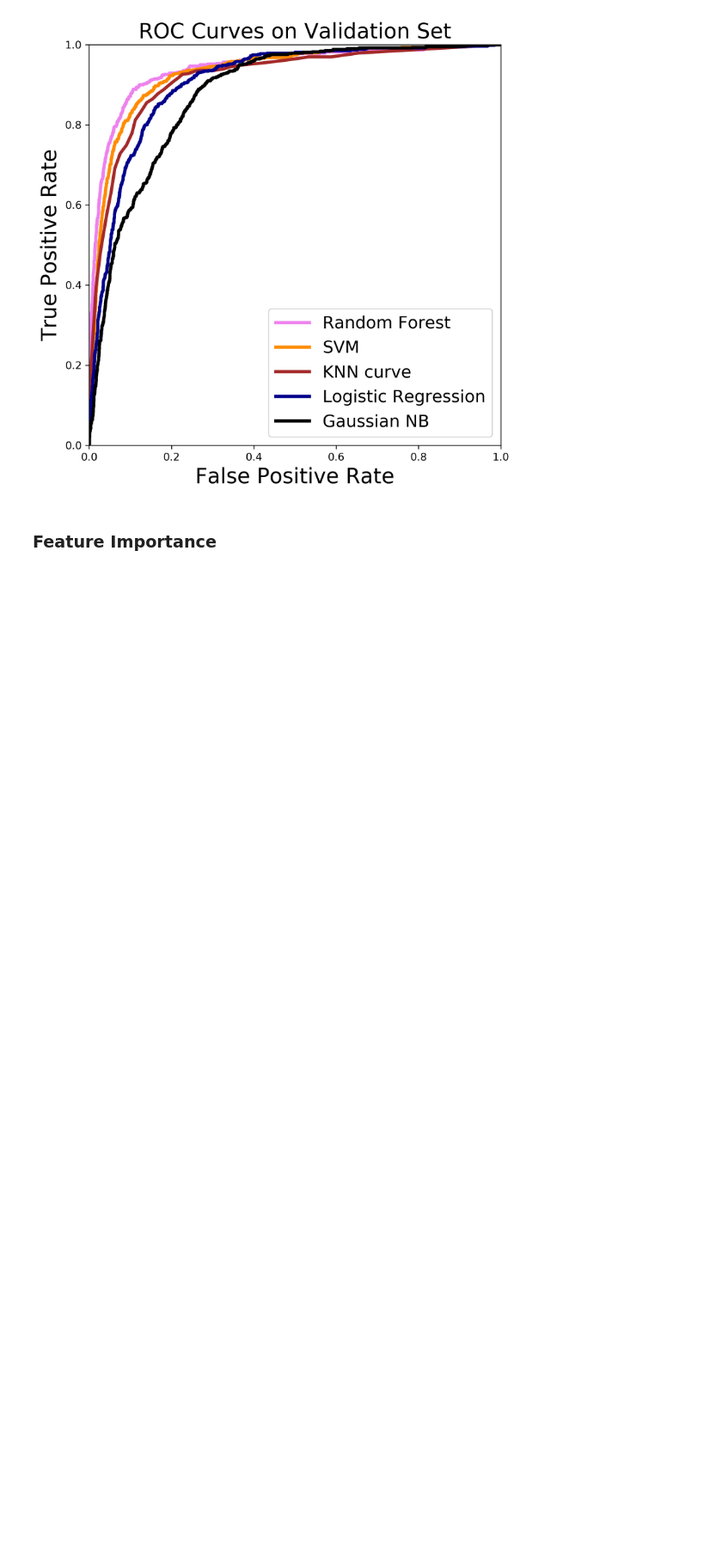
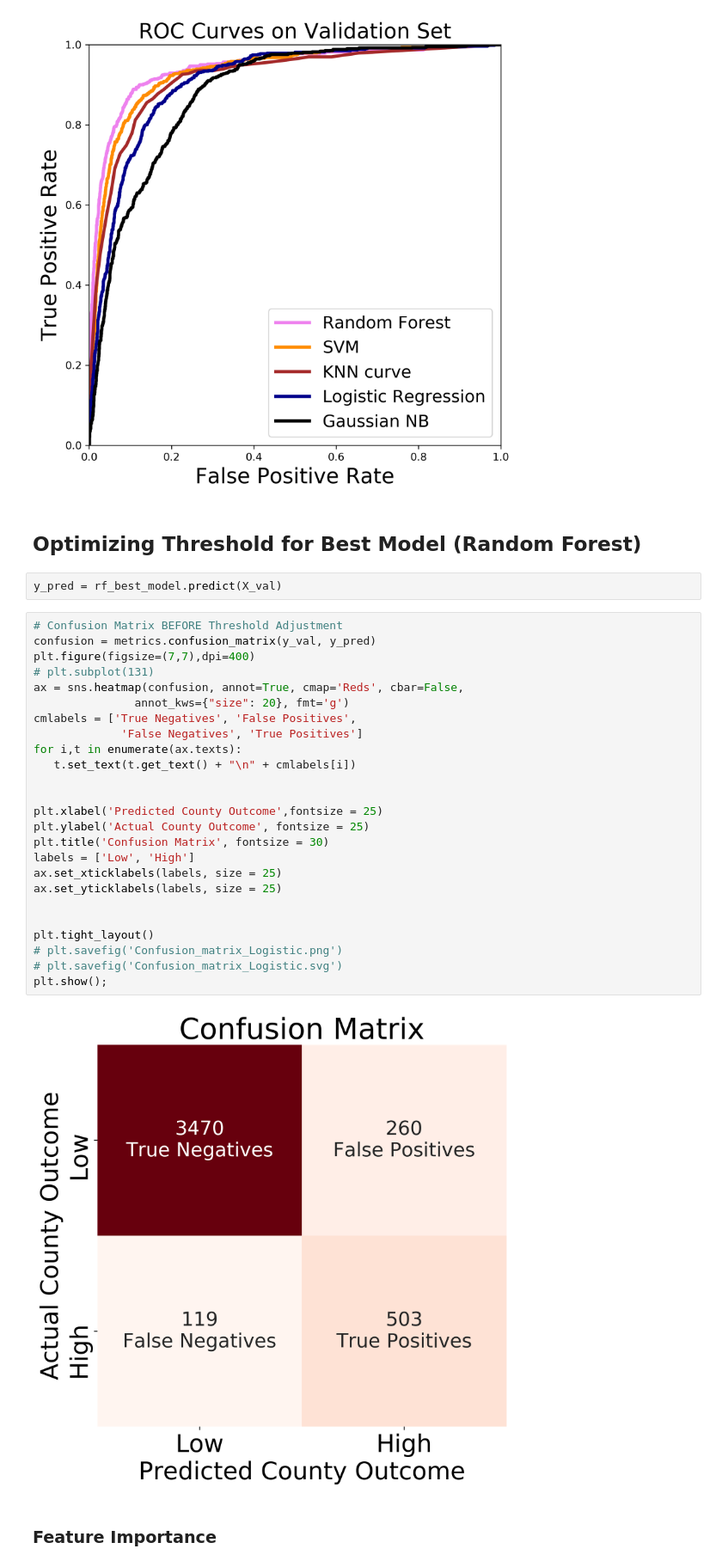
Before and after one commit to tcbonds/lyme-disease-classifier, a Jupyter notebook: 4_Modeling.ipynb, the cells around one changed output. Shown at 86% size. Drawn from its saved outputs; the diff is of its cells as text; blank space fills up the shorter version.

Commit message:
Calculated predicted values of validation set using best model and added confusion matrix of results.

```diff
--- a/4_Modeling.ipynb
+++ b/4_Modeling.ipynb
@@ -630,6 +630,37 @@ plt.legend(loc="lower right", fontsize = 16)
 plt.show()
 # %% [output]
 [figure]
+# %% [markdown]
+## Optimizing Threshold for Best Model (Random Forest)
+# %%
+y_pred = rf_best_model.predict(X_val)
+# %%
+# Confusion Matrix BEFORE Threshold Adjustment
+confusion = metrics.confusion_matrix(y_val, y_pred)
+plt.figure(figsize=(7,7),dpi=400)
+# plt.subplot(131)
+ax = sns.heatmap(confusion, annot=True, cmap='Reds', cbar=False,
+               annot_kws={"size": 20}, fmt='g')
+cmlabels = ['True Negatives', 'False Positives',
+             'False Negatives', 'True Positives']
+for i,t in enumerate(ax.texts):
+   t.set_text(t.get_text() + "\n" + cmlabels[i])
+
+
+plt.xlabel('Predicted County Outcome',fontsize = 25)
+plt.ylabel('Actual County Outcome', fontsize = 25)
+plt.title('Confusion Matrix', fontsize = 30)
+labels = ['Low', 'High']
+ax.set_xticklabels(labels, size = 25)
+ax.set_yticklabels(labels, size = 25)
+
+
+plt.tight_layout()
+# plt.savefig('Confusion_matrix_Logistic.png')
+# plt.savefig('Confusion_matrix_Logistic.svg')
+plt.show();
+# %% [output]
+[figure, added]
 # %% [markdown]
 ### Feature Importance
 # %%
```
